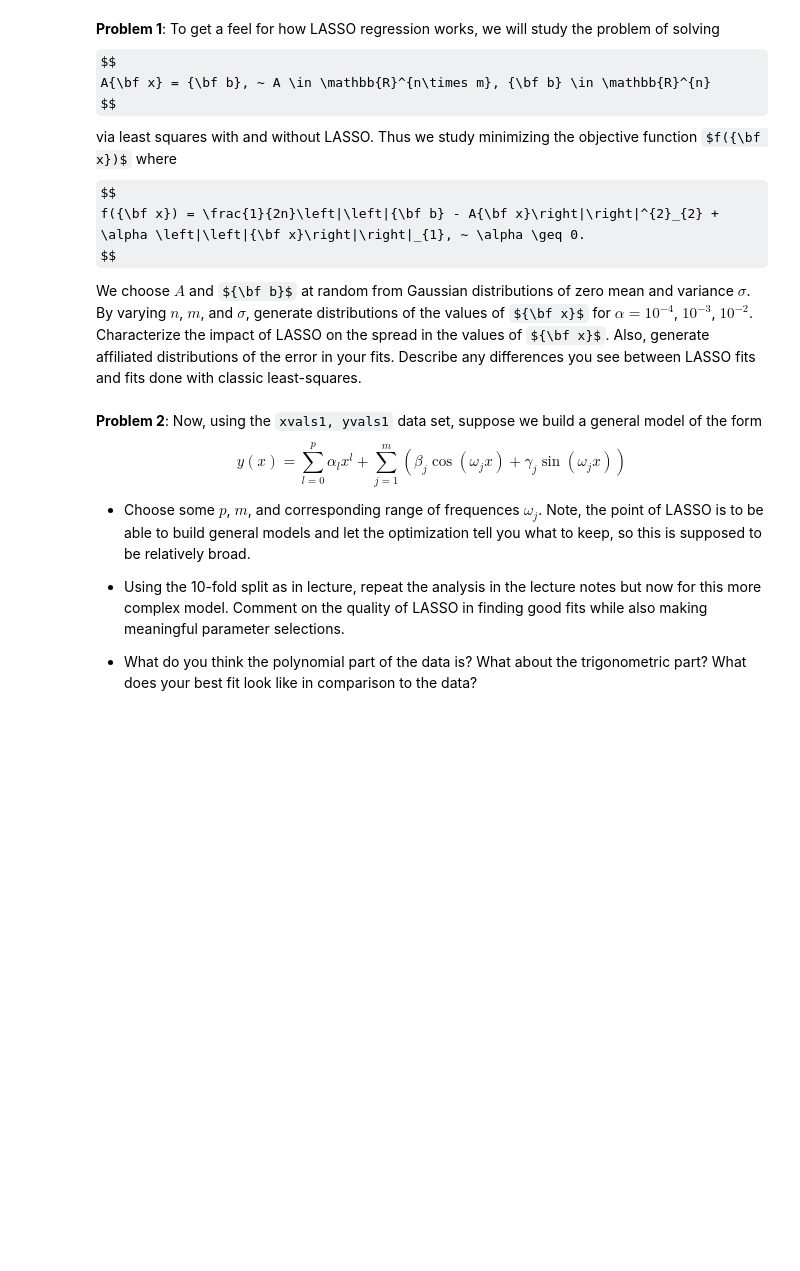
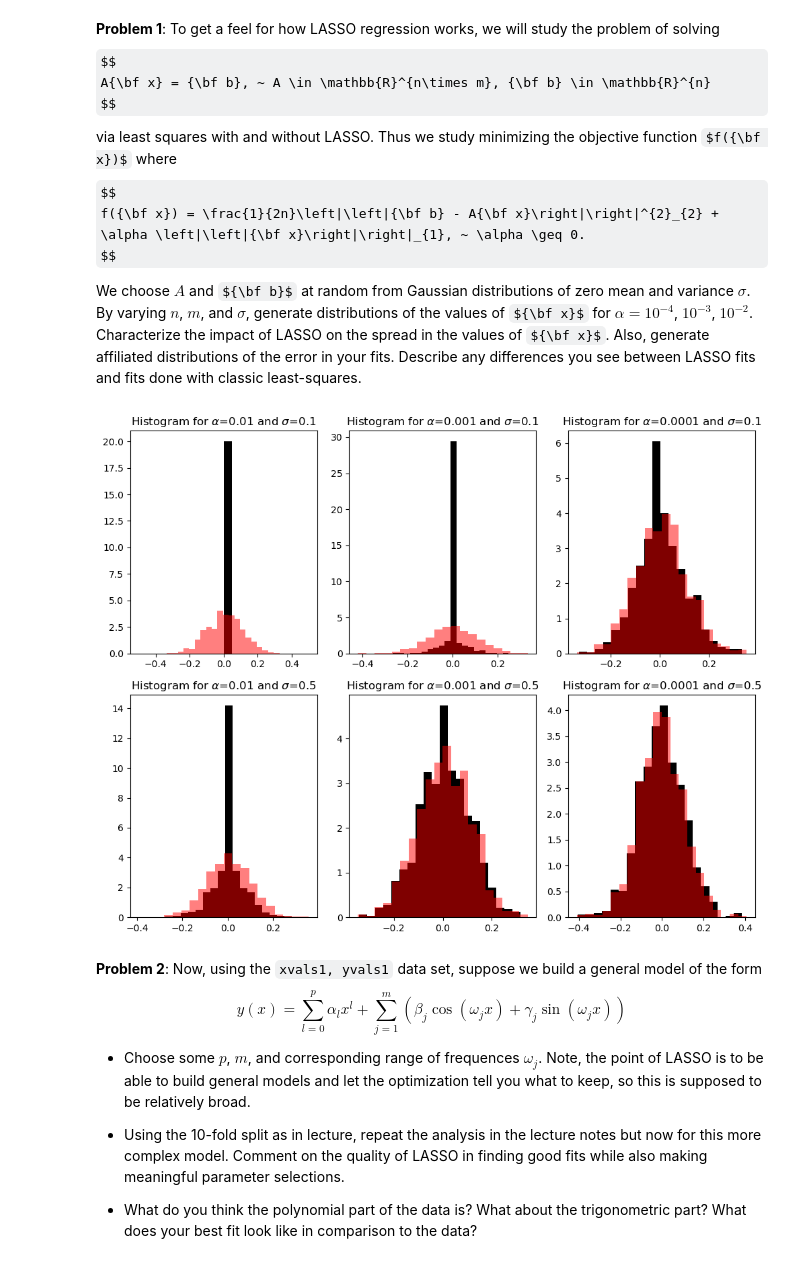
Before and after one commit to cwcurtis/MATH-596-Mathematical-Data-Science, a Jupyter notebook: Assignments/Homework_Eight.ipynb, the cells around one changed output. Cells and saved outputs as stored; diff of their text form; code cells hidden in the pictures; some formulas as TeX source; blank space fills up the shorter version.

```diff
--- a/Assignments/Homework_Eight.ipynb
+++ b/Assignments/Homework_Eight.ipynb
@@ -73,20 +79,40 @@ f({\bf x}) = \frac{1}{2n}\left|\left|{\bf b} - A{\bf x}\right|\right|^{2}_{2} +
 $$
 
 We choose $A$ and ${\bf b}$ at random from Gaussian distributions of zero mean and variance $\sigma$.  By varying $n$, $m$, and $\sigma$, generate distributions of the values of ${\bf x}$ for $\alpha=10^{-4}$, $10^{-3}$, $10^{-2}$.  Characterize the impact of LASSO on the spread in the values of ${\bf x}$.  Also, generate affiliated distributions of the error in your fits.  Describe any differences you see between LASSO fits and fits done with classic least-squares.
+# %%
+def lasso_model_testing(num_experiments, nmodel, nmeasure, varsq, aval):
+    lasso_vals = np.zeros(num_experiments*nmodel)
+    lstsqs_vals = np.zeros(num_experiments*nmodel)
+    for jj in range(num_experiments):
+        Amat = varsq*np.random.randn(nmeasure, nmodel)
+        bvec = varsq*np.random.randn(nmeasure)
+        res = Lasso(alpha=aval).fit(Amat, bvec.reshape(-1, 1)) # alpha > 0
+        alpha_lasso = res.coef_
+        alpha, error = least_squares_solve(Amat, bvec) # i.e. alpha = 0, or no LASSO
+        lasso_vals[jj*nmodel:(jj+1)*nmodel] = alpha_lasso
+        lstsqs_vals[jj*nmodel:(jj+1)*nmodel] = np.squeeze(alpha)
+    return lasso_vals, lstsqs_vals
 # %%
-nmodel = # choices
-nmeasure = # more choices
-varsq = # another choice yet still
-num_experiments = # more of these, the better
-aval = 1e-2
+nmodel = 10
+nmeasure = 100
+num_experiments = 100
 
-lasso_vals = np.zeros(num_experiments*nmodel)
-lstsqs_vals = np.zeros(num_experiments*nmodel)
-for jj in range(num_experiments):
-    Amat = varsq*np.random.randn(nmeasure, nmodel)
-    bvec = varsq*np.random.randn(nmeasure)
-    res = Lasso(alpha=aval).fit(Amat, bvec.reshape(-1, 1)) # alpha > 0
-    alpha_lasso = res.coef_
-    alpha, error = least_squares_solve(Amat, bvec) # i.e. alpha = 0, or no LASSO
-    lasso_vals[jj*nmodel:(jj+1)*nmodel] = alpha_lasso
-    lstsqs_vals[jj*nmodel:(jj+1)*nmodel] = np.squeeze(alpha)
+varsqs = [.1, .5]
+avals = [1e-2, 1e-3, 1e-4]
+
+fig, axes = plt.subplots(2, 3, figsize=(10, 8))
+ax = axes.ravel()
+cnt = 0
+
+for varsq in varsqs:
+    for aval in avals:
+
+        res = lasso_model_testing(num_experiments, nmodel, nmeasure, varsq, aval)
+        ax[cnt].hist(res[0], density=True, bins=20, color='k')
+        ax[cnt].hist(res[1], density=True, bins=20, color='r', alpha=.5)
+        ax[cnt].set_title(fr"Histogram for $\alpha$={aval} and $\sigma$={varsq}")
+        cnt+=1
+
+plt.tight_layout()
+# %% [output]
+[figure, added]
```
Also changed, not shown: parts of 8 cells of this notebook, 2 other files.
